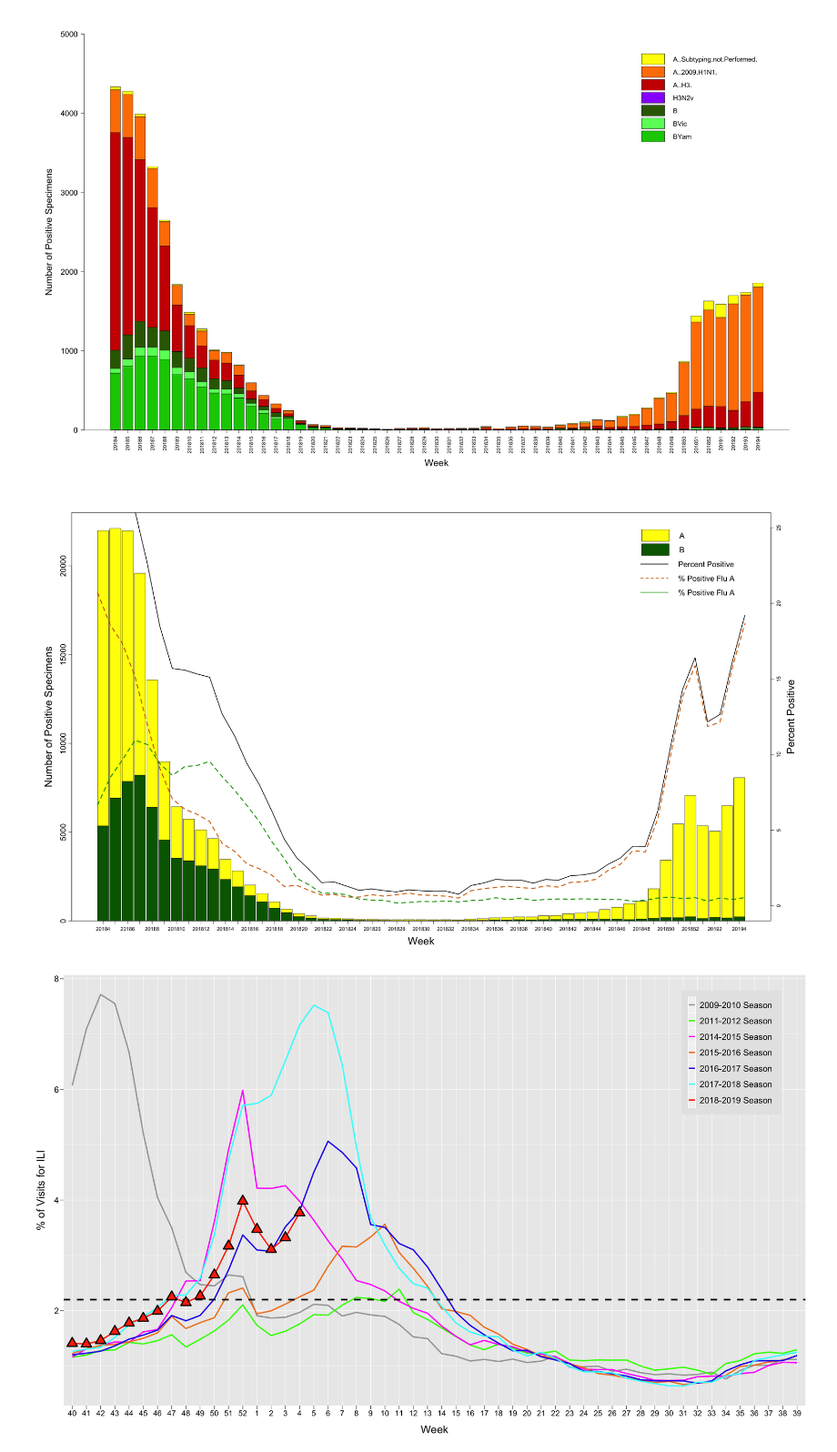
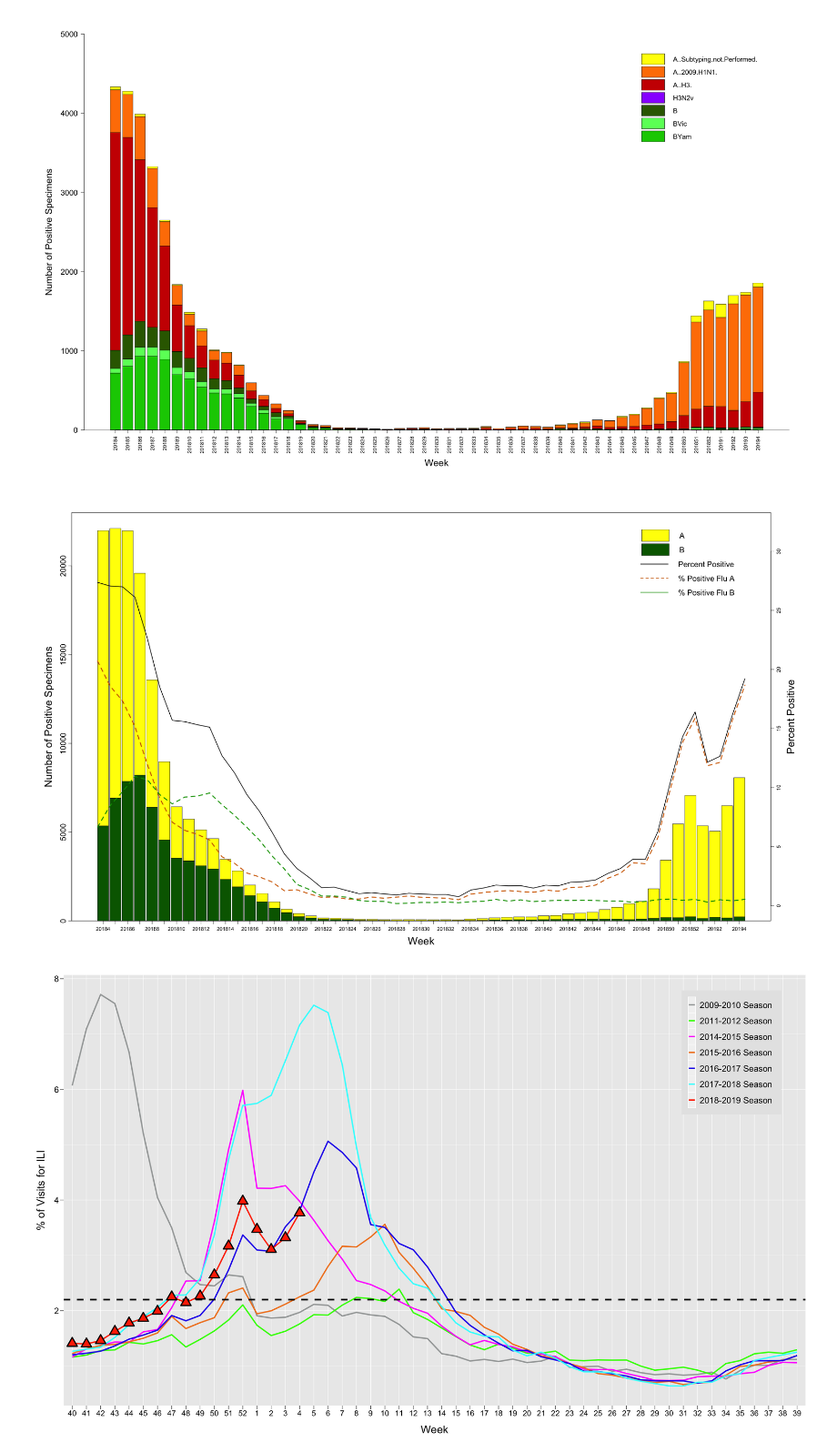
Before and after one commit to nullbringer/Exploratory-Data-Analysis, a Jupyter notebook: Lab1/part2/Lab1Part2.ipynb, the cells around one changed output. Shown at 91% size. Drawn from its saved outputs; the diff is of its cells as text; code cells hidden in the pictures.

```diff
--- a/Lab1/part2/Lab1Part2.ipynb
+++ b/Lab1/part2/Lab1Part2.ipynb
@@ -98,30 +104,30 @@ abline(h=0)
 # %%
 
 natSumm<-read.csv("WHO_NREVSS_Clinical_Labs_52.csv", skip = 1)
 natSumm <- natSumm[17:69,]
 colors <- c("darkgreen", "yellow")
 year <- natSumm[,3]
 weeks <- natSumm[,4]
 weekLabel <- paste0(year, weeks)
 posPerc <- natSumm[,8]
 posAPerc <- natSumm[,9]
 posBPerc <- natSumm[,10]
-lineLegend <- c("Percent Positive", "% Positive Flu A", "% Positive Flu A")
+lineLegend <- c("Percent Positive", "% Positive Flu A", "% Positive Flu B")
 
 par(mar=c(6, 6, 3, 6), mgp=c(2, 0.75, 0))
 plt <- barplot(as.matrix(as.data.frame(t(natSumm[,7:6]))), beside=F, ylim=c(0,23000), names.arg=weekLabel, col=colors,axis.lty="solid", space=0.1, cex.lab=2, cex.axis=1.5)
 par(new=TRUE)
-plot(plt, posPerc, type="l", col="black", ylim=c(0,25), lwd=2, xlab="", ylab="", xaxt = "n", yaxt = "n")
+plot(plt, posPerc, type="l", col="black", ylim=c(0,32), lwd=2, xlab="", ylab="", xaxt = "n", yaxt = "n")
 lines(plt, posAPerc, type = "l", col = "#CC6600", lty=2, lwd=3)
 lines(plt, posBPerc, type = "l", col = "#009900", lty=2, lwd=3)
 axis(4)
 mtext("Percent Positive", side = 4, line = 3, cex=2)
 mtext("Week", side = 1, line = 3, cex=2)
 mtext("Number of Positive Specimens", side = 2, line = 3, cex=2, cex.lab=5)
 legend("topright",inset=c(0.07,0.01) ,legend=c("A","B"),fill=rev(colors), cex = 1.5, box.lty=0, pt.cex = 0.5, x.intersp=0.3, y.intersp=0.6)
 legend("topleft",inset=c(0.765,0.08),legend=lineLegend, col=c("black", "#CC6600", "#009900"), lty=1:2, cex=1.5, box.lty=0, x.intersp=0.3, y.intersp=0.6, seg.len=0.8, lwd=2)
 # %% [output]
-[figure, old version]
+[figure, new version]
 # %%
 # install.packages("ggplot")
 library(ggplot2)
```
Also changed, not shown: parts of 2 cells of this notebook, 1 other file.
